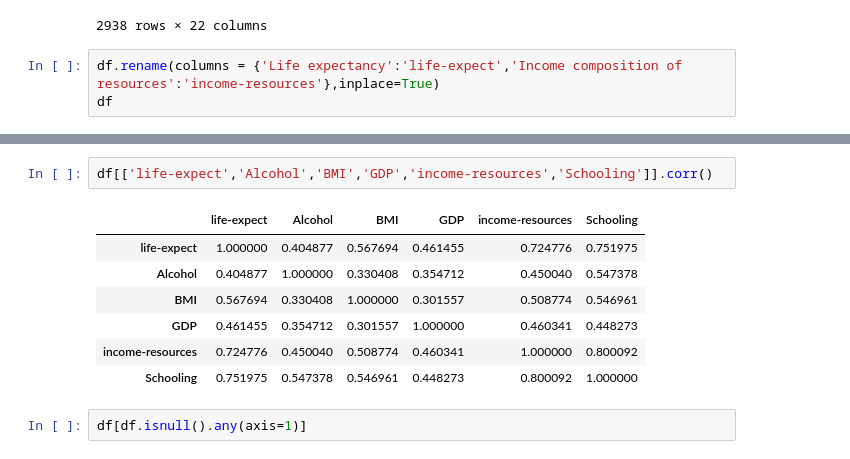
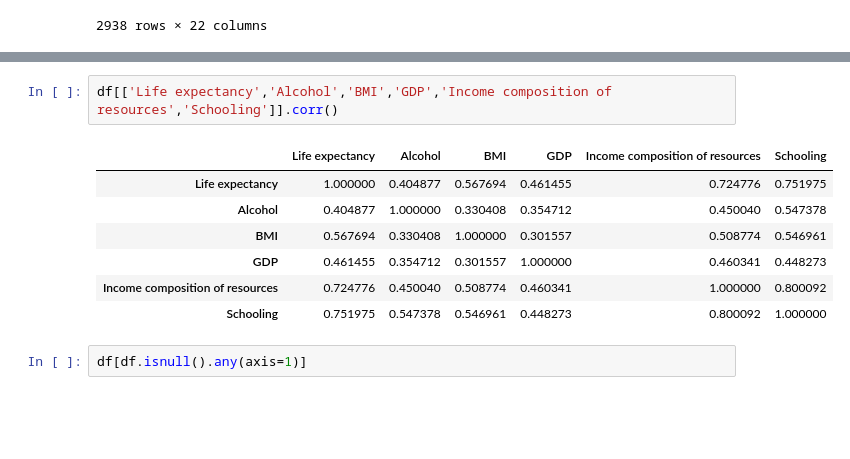
Before and after one commit to MyatCharm/MM-DataScience-practice, a Jupyter notebook: myanmards.ipynb, the cells around one changed output, grey strips where cells are left out. Drawn from its saved outputs; the diff is of its cells as text; blank space fills up the shorter version.

```diff
--- a/myanmards.ipynb
+++ b/myanmards.ipynb
@@ -394,6 +396,3 @@ df
 | 2936 | Zimbabwe | 2001 | Developing | 45.3 | 686.0 | 25 | 1.72 | ... |
 | 2937 | Zimbabwe | 2000 | Developing | 46.0 | 665.0 | 24 | 1.68 | ... |
 2938 rows × 22 columns
-# %%
-df.rename(columns = {'Life expectancy':'life-expect','Income composition of resources':'income-resources'},inplace=True)
-df
@@ -432,14 +417,14 @@ df.corr()
 | Income composition of resources | 0.243468 | 0.724776 | -0.457626 | -0.145139 | 0.450040 | 0.381952 | 0.199549 | ... |
 | Schooling | 0.209400 | 0.751975 | -0.454612 | -0.193720 | 0.547378 | 0.389687 | 0.231117 | ... |
 # %%
-df[['life-expect','Alcohol','BMI','GDP','income-resources','Schooling']].corr()
+df[['Life expectancy','Alcohol','BMI','GDP','Income composition of resources','Schooling']].corr()
 # %% [output]
-|  | life-expect | Alcohol | BMI | GDP | income-resources | Schooling |
-| life-expect | 1.000000 | 0.404877 | 0.567694 | 0.461455 | 0.724776 | 0.751975 |
+|  | Life expectancy | Alcohol | BMI | GDP | Income composition of resources | Schooling |
+| Life expectancy | 1.000000 | 0.404877 | 0.567694 | 0.461455 | 0.724776 | 0.751975 |
 | Alcohol | 0.404877 | 1.000000 | 0.330408 | 0.354712 | 0.450040 | 0.547378 |
 | BMI | 0.567694 | 0.330408 | 1.000000 | 0.301557 | 0.508774 | 0.546961 |
 | GDP | 0.461455 | 0.354712 | 0.301557 | 1.000000 | 0.460341 | 0.448273 |
-| income-resources | 0.724776 | 0.450040 | 0.508774 | 0.460341 | 1.000000 | 0.800092 |
+| Income composition of resources | 0.724776 | 0.450040 | 0.508774 | 0.460341 | 1.000000 | 0.800092 |
 | Schooling | 0.751975 | 0.547378 | 0.546961 | 0.448273 | 0.800092 | 1.000000 |
 # %%
 df[df.isnull().any(axis=1)]
```
Also changed, not shown: parts of 47 cells of this notebook.
